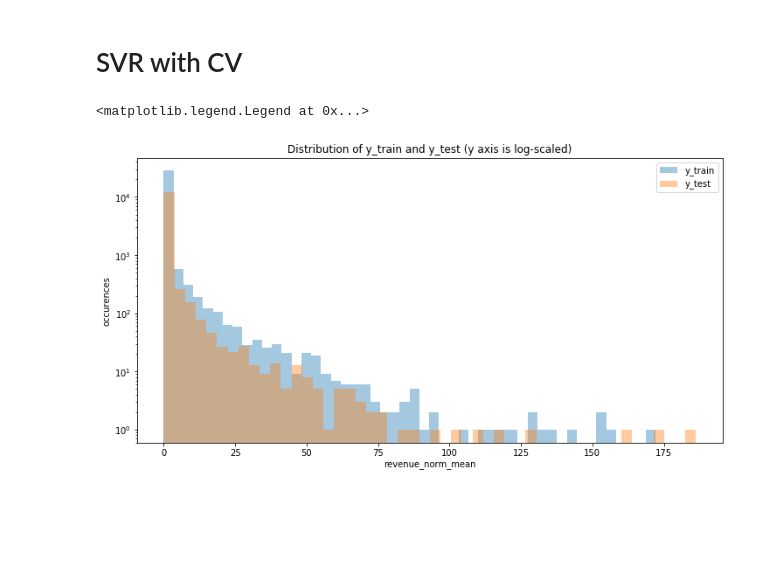
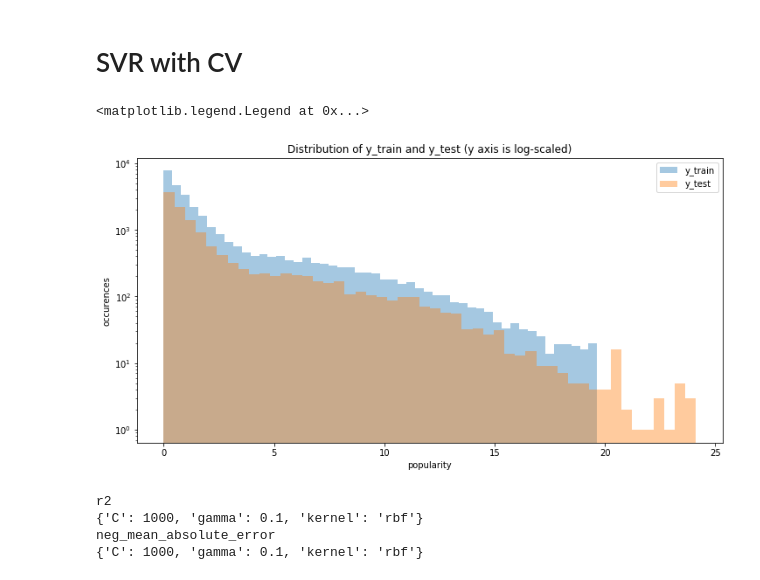
Before and after one commit to wvmrtn/data-science-in-practice, a Jupyter notebook: Project/modelling.ipynb, the cells around one changed output. Cells and saved outputs as stored; diff of their text form; code cells hidden in the pictures; blank space fills up the shorter version.

Commit message:
changed modelling to predict popularity

```diff
--- a/Project/modelling.ipynb
+++ b/Project/modelling.ipynb
@@ -59,12 +60,20 @@ memory usage: 11.1 MB
 # %% [markdown]
 # Feature selection
 # %%
-# separate exo and indogeneous variables, We choose to predict revenue_norm_mean
-# this means we need to drop all columns that contain the revenue
+# separate exo and indogeneous variables, We choose to predict popularity
+# this means we need to drop all columns that contain the revenue and votes
 data = pd.read_csv('movies_metadata_eda.csv')
 data = data.astype(np.float64)
-target_label = 'revenue_norm_mean'
-data = data.drop(columns = ['revenue', 'roi', 'revenue_norm_max'])
+target_label = 'popularity' #'revenue_norm_mean'
+data = data.drop(columns = [
+                            'revenue',
+                            'vote_average',
+                            'vote_count',
+                            'roi',
+                            'revenue_norm_max',
+                            'revenue_norm_mean',
+                           ]
+                ) # ['revenue', 'roi', 'revenue_norm_max']
 X, y = data.drop(columns = target_label), data[[target_label]]
 y = y[target_label]
 
@@ -164,15 +206,18 @@ X_train, X_test, y_train, y_test = train_test_split(X_trans_best, y, test_size =
 # %%
 # check if y_train and y_test are equally distributed
 fig, ax = plt.subplots(figsize = (12, 6))
-g = sns.distplot(y_train, kde = False, ax = ax, label = 'y_train')
+# remove outliers using z-score
+to_plot_train = y_train[(np.abs(stats.zscore(y_train)) < 3)]
+to_plot_test = y_test[(np.abs(stats.zscore(y_test)) < 3)]
+g = sns.distplot(to_plot_train, kde = False, ax = ax, label = 'y_train')
 g.set_yscale('log')
-sns.distplot(y_test, kde = False, ax = ax, label = 'y_test')
+sns.distplot(to_plot_test, kde = False, ax = ax, label = 'y_test')
 g.set_ylabel('occurences')
 g.set_title('Distribution of y_train and y_test (y axis is log-scaled)')
 g.legend()
 # %% [output]
 <matplotlib.legend.Legend at 0x...>
-[figure, old version]
+[figure, new version]
 # %%
 # define grid of hyperparameters for SVR
 param_grid = {'C': [1, 10, 100, 1000],
@@ -213,0 +264,9 @@ else:
+# %%
+for k, _ in regressors.items():
+    print(k)
+    print(regressors[k].best_params_)
+# %% [output]
+r2
+{'C': 1000, 'gamma': 0.1, 'kernel': 'rbf'}
+neg_mean_absolute_error
+{'C': 1000, 'gamma': 0.1, 'kernel': 'rbf'}
```
Also changed, not shown: parts of 12 cells of this notebook, 1 other file.
